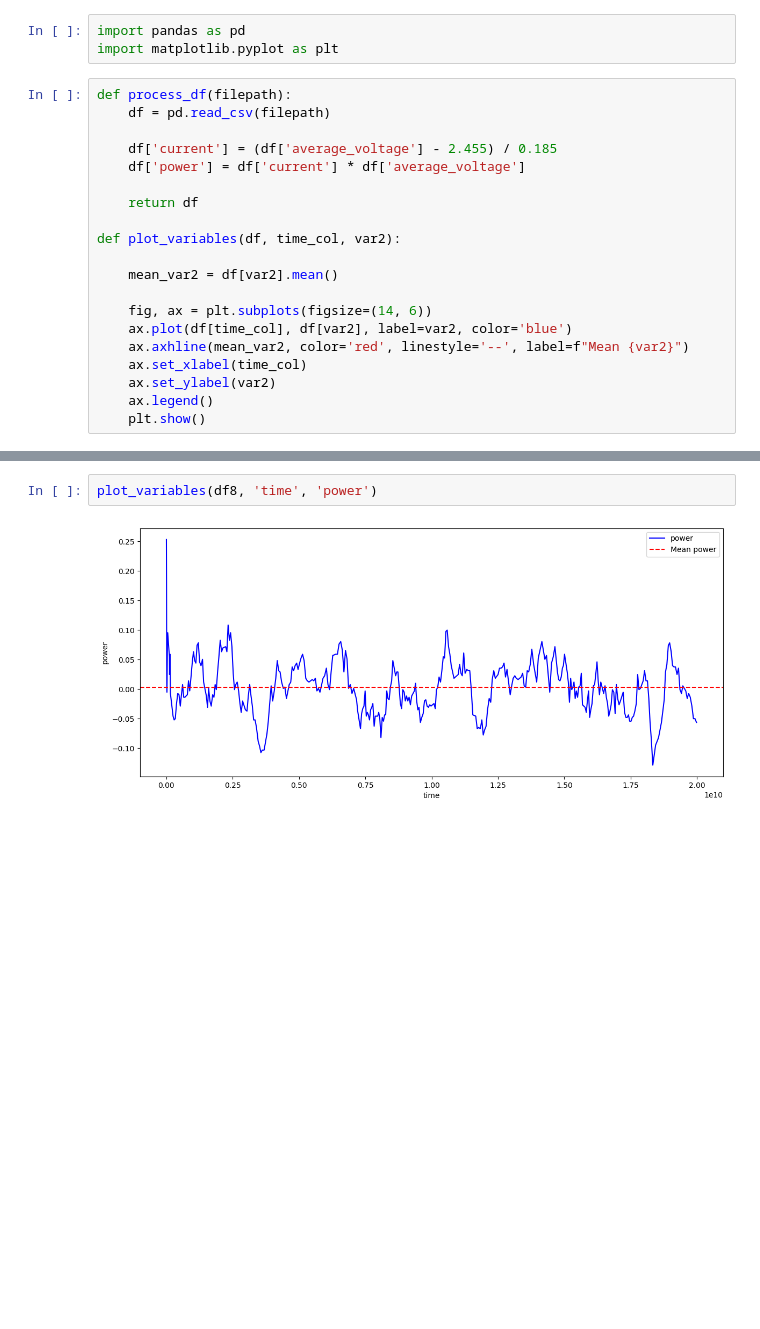
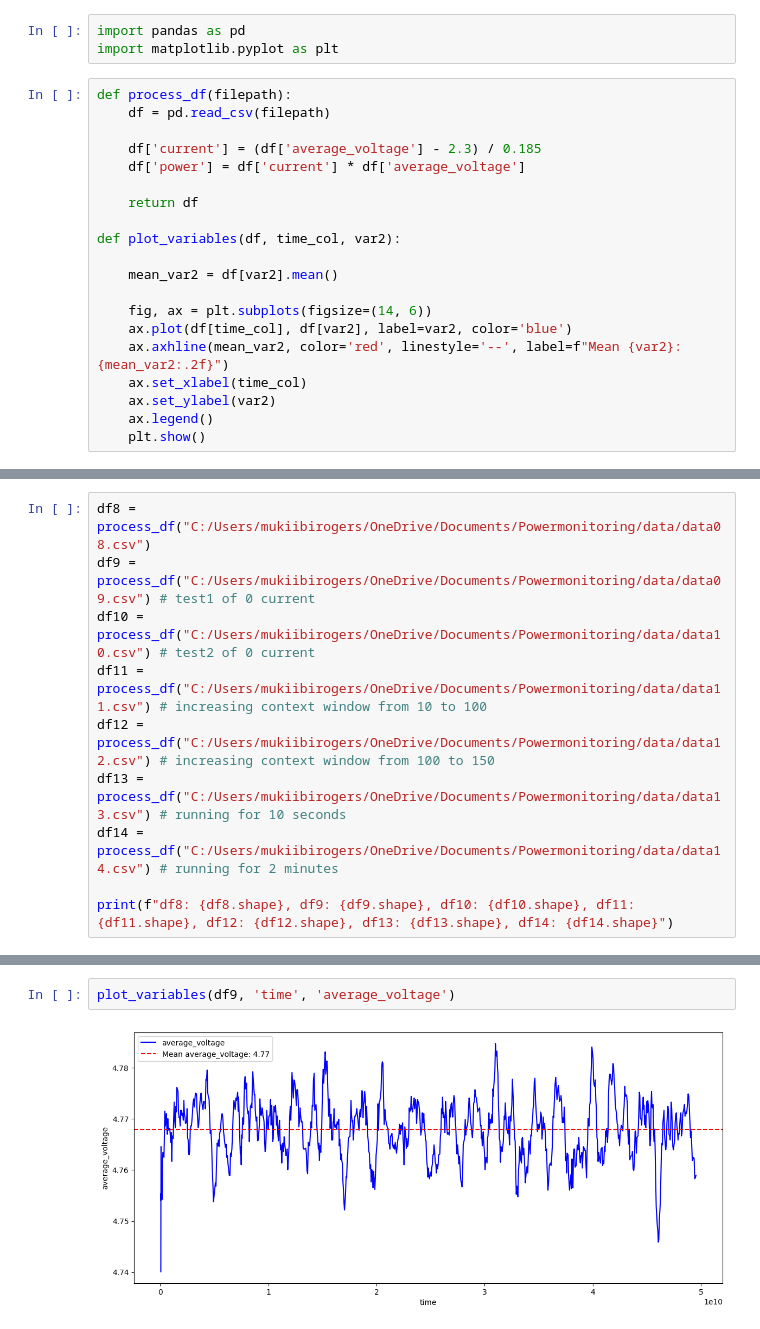
Before and after one commit to ademnea/Powermonitoring, a Jupyter notebook: RaspberryPicoCode/moving_avg.ipynb, the cells around one changed output, grey strips where cells are left out. Drawn from its saved outputs; the diff is of its cells as text; blank space fills up the shorter version.

Commit message:
updating pico data

```diff
--- a/RaspberryPicoCode/moving_avg.ipynb
+++ b/RaspberryPicoCode/moving_avg.ipynb
@@ -5,7 +5,7 @@ import matplotlib.pyplot as plt
 def process_df(filepath):
     df = pd.read_csv(filepath)
 
-    df['current'] = (df['average_voltage'] - 2.455) / 0.185
+    df['current'] = (df['average_voltage'] - 2.3) / 0.185
     df['power'] = df['current'] * df['average_voltage']
 
     return df
@@ -16,7 +16,7 @@ def plot_variables(df, time_col, var2):
 
     fig, ax = plt.subplots(figsize=(14, 6))
     ax.plot(df[time_col], df[var2], label=var2, color='blue')
-    ax.axhline(mean_var2, color='red', linestyle='--', label=f"Mean {var2}")
+    ax.axhline(mean_var2, color='red', linestyle='--', label=f"Mean {var2}: {mean_var2:.2f}")
     ax.set_xlabel(time_col)
     ax.set_ylabel(var2)
     ax.legend()
@@ -29,0 +24,10 @@ df8: (373, 5)
+# %%
+df8 = process_df("C:/Users/mukiibirogers/OneDrive/Documents/Powermonitoring/data/data08.csv")
+df9 = process_df("C:/Users/mukiibirogers/OneDrive/Documents/Powermonitoring/data/data09.csv") # test1 of 0 current
+df10 = process_df("C:/Users/mukiibirogers/OneDrive/Documents/Powermonitoring/data/data10.csv") # test2 of 0 current
+df11 = process_df("C:/Users/mukiibirogers/OneDrive/Documents/Powermonitoring/data/data11.csv") # increasing context window from 10 to 100
+df12 = process_df("C:/Users/mukiibirogers/OneDrive/Documents/Powermonitoring/data/data12.csv") # increasing context window from 100 to 150
+df13 = process_df("C:/Users/mukiibirogers/OneDrive/Documents/Powermonitoring/data/data13.csv") # running for 10 seconds
+df14 = process_df("C:/Users/mukiibirogers/OneDrive/Documents/Powermonitoring/data/data14.csv") # running for 2 minutes
+
+print(f"df8: {df8.shape}, df9: {df9.shape}, df10: {df10.shape}, df11: {df11.shape}, df12: {df12.shape}, df13: {df13.shape}, df14: {df14.shape}")
@@ -34,4 +40,4 @@ plot_variables(df8, 'time', 'average_voltage')
 # %%
-plot_variables(df8, 'time', 'power')
+plot_variables(df9, 'time', 'average_voltage')
 # %% [output]
-[figure, old version]
+[figure, new version]
```
Also changed, not shown: parts of 11 cells of this notebook, 7 other files.
